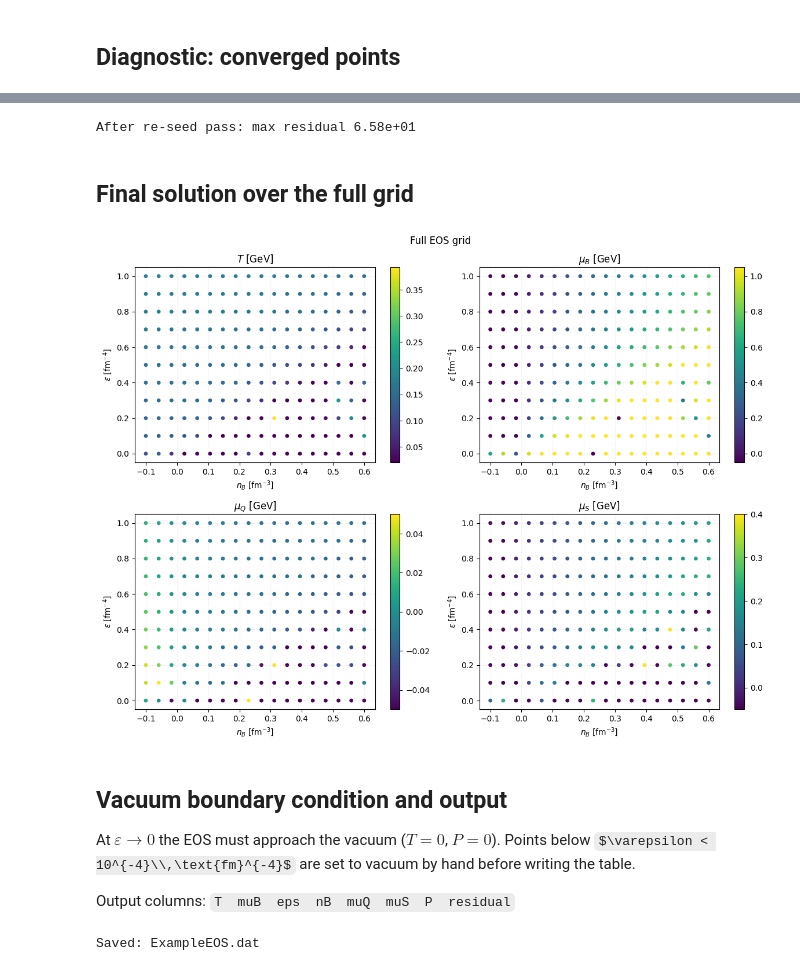
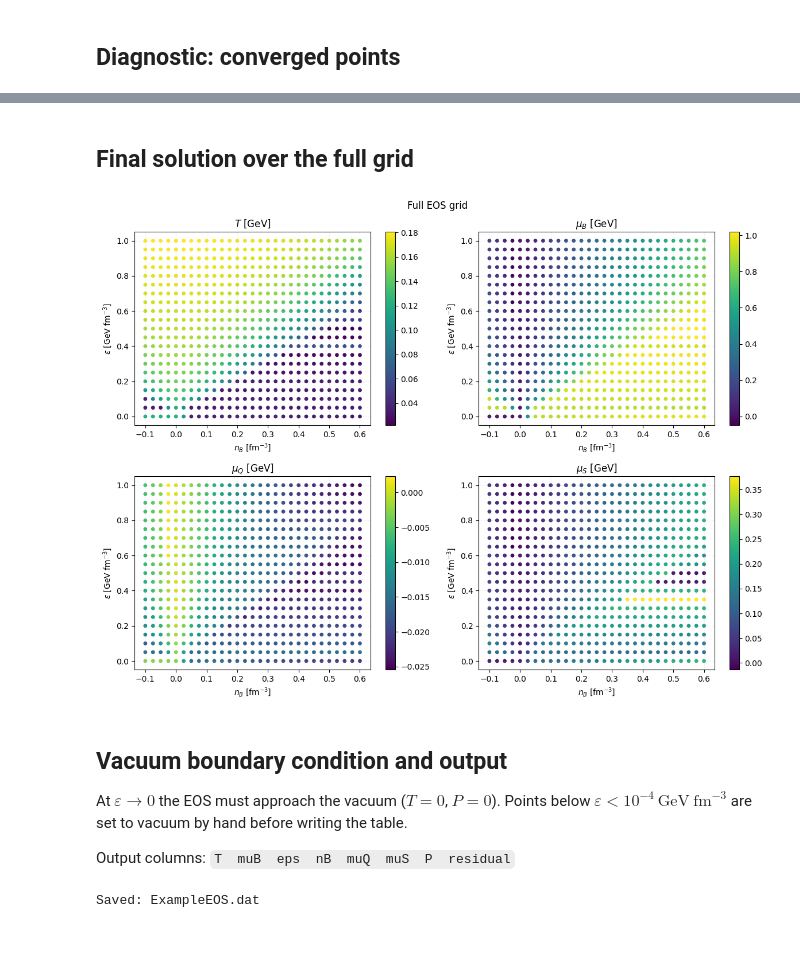
Before and after one commit to Musfer/NNEoS, a Jupyter notebook: generateTable.ipynb, the cells around one changed output, grey strips where cells are left out. Saved outputs shown, nothing was run; the diff lists cells and outputs as text; code cells hidden in the pictures; some formulas as TeX source; blank space fills up the shorter version.

Commit message:
Update EOS table, notebook fallback logic, model weights, add dat files

```diff
--- a/generateTable.ipynb
+++ b/generateTable.ipynb
@@ -26,7 +26,7 @@ The physical pressure is reconstructed as
 $$P = \beta \cdot P_{\theta}(T,\mu_B,\mu_Q,\mu_S)\,\cdot(T+\Delta T)^2 + P_{\rm lQCD}(T),$$
 where $\beta$ and $\Delta T$ are fixed fit parameters.
 # %%
-beta   = 3.8388147316060315
+beta   = 3.845630982896477
 deltaT = 0.05    # in GeV
 # %% [markdown]
 ## Lattice QCD baseline ($\mu_B = 0$)
@@ -115,7 +115,7 @@ def generate_obs(X_tensor):
 
     Returns
     -------
-    (N, 5) tensor  -- eps, nB, nQ, nS  [fm^{-4}], P  [fm^{-4}]
+    (N, 5) tensor  -- eps [GeV fm^{-3}], nB, nQ, nS  [fm^{-3}], P  [Gev fm^{-3}]
     """
     X_tensor = X_tensor.detach().requires_grad_(True)
 
@@ -270,7 +280,7 @@ good = residual_norm < 1e-4   # tighter cut for the plot
 def panel(ax, c, title):
     sc = ax.scatter(nB_sel[good], eps_sel[good], c=c[good], cmap="viridis", s=15)
     plt.colorbar(sc, ax=ax)
-    ax.set(title=title, xlabel=r"$n_B$ [fm$^{-3}$]", ylabel=r"$\varepsilon$ [fm$^{-4}$]")
+    ax.set(title=title, xlabel=r"$n_B$ [fm$^{-3}$]", ylabel=r"$\varepsilon$ [GeV fm$^{-3}$]")
     ax.grid(linestyle=":", alpha=0.3)
 
 panel(axes[0, 0], T_sol,   r"$T$ [GeV]")
@@ -309,51 +319,87 @@ Re-seeded 82 unconverged points.
 # %%
-# optional second pass after re-seeding
-for q in range(MAX_ITER):
-    F  = eval_F(x)
-    J  = jacobian_fd(x)
-    dx = torch.linalg.solve(J, F.unsqueeze(-1)).squeeze(-1)
-    x  = x - DAMPING * dx
-    x[:, 0].clamp_(0.02, 0.60)
-    x[:, 1].clamp_(-0.05, 1.05)
-    x[:, 2].clamp_(-0.05, 0.05)
-    x[:, 3].clamp_(-0.05, 0.40)
-    res_norm  = np.linalg.norm(F.detach().cpu().numpy(), axis=1)
-    if res_norm.max() < 1e-6:
-        break
-print(f"After re-seed pass: max residual {res_norm.max():.2e}")
+# # optional second pass after re-seeding
+# for q in range(10):
+#     print('step:', q)
+#     F  = eval_F(x)
+#     J  = jacobian_fd(x)
+#     dx = torch.linalg.solve(J, F.unsqueeze(-1)).squeeze(-1)
+#     x  = x - DAMPING * dx
+#     x[:, 0].clamp_(0.02, 0.60)
+#     x[:, 1].clamp_(-0.05, 1.05)
+#     x[:, 2].clamp_(-0.05, 0.05)
+#     x[:, 3].clamp_(-0.05, 0.40)
+#     res_norm  = np.linalg.norm(F.detach().cpu().numpy(), axis=1)
+#     if res_norm.max() < 1e-6:
+#         break
+# print(f"After re-seed pass: max residual {res_norm.max():.2e}")
-# %% [output]
-After re-seed pass: max residual 6.58e+01
 # %% [markdown]
 ## Final solution over the full grid
+# %%
+good_mask = res_norm < 1e-3
+bad_mask  = ~good_mask
+
+good_idx = np.where(good_mask)[0]
+
+if len(good_idx) > 0 and bad_mask.any():
+
+    x_np = x.detach().cpu().numpy()
+
+    for i in np.where(bad_mask)[0]:
+
+        # good points with same epsilon
+        same_eps_idx = good_idx[eps_sel[good_idx] == eps_sel[i]]
+
+        # skip if no valid point on this epsilon line
+        if len(same_eps_idx) == 0:
+            continue
+
+        # candidate points with |nB| strictly smaller than the bad point
+        smaller_abs_nB = same_eps_idx[
+            np.abs(nB_sel[same_eps_idx]) < np.abs(nB_sel[i])
+        ]
+
+        if len(smaller_abs_nB) > 0:
+            # among those, pick the one closest in |nB| to the bad point
+            d = (np.abs(nB_sel[smaller_abs_nB]) - np.abs(nB_sel[i])) ** 2
+            nearest = smaller_abs_nB[np.argmin(d)]
+        else:
+            # fallback: nearest converged point on same epsilon line (any nB)
+            d = (nB_sel[same_eps_idx] - nB_sel[i]) ** 2
+            nearest = same_eps_idx[np.argmin(d)]
+
+        # replace bad solution
+        x_np[i] = x_np[nearest]
+
+    x = torch.tensor(x_np, device=device, dtype=torch.float32)
 # %%
 T_sol   = x[:, 0].detach().cpu().numpy()
 muB_sol = x[:, 1].detach().cpu().numpy()
 muQ_sol = x[:, 2].detach().cpu().numpy()
 muS_sol = x[:, 3].detach().cpu().numpy()
 
 fig, axes = plt.subplots(2, 2, figsize=(12, 9))
 
 def panel(ax, c, title):
     sc = ax.scatter(nB_sel, eps_sel, c=c, cmap="viridis", s=15)
     plt.colorbar(sc, ax=ax)
-    ax.set(title=title, xlabel=r"$n_B$ [fm$^{-3}$]", ylabel=r"$\varepsilon$ [fm$^{-4}$]")
+    ax.set(title=title, xlabel=r"$n_B$ [fm$^{-3}$]", ylabel=r"$\varepsilon$ [GeV fm$^{-3}$]")
     ax.grid(linestyle=":", alpha=0.3)
 
 panel(axes[0, 0], T_sol,   r"$T$ [GeV]")
 panel(axes[0, 1], muB_sol, r"$\mu_B$ [GeV]")
 panel(axes[1, 0], muQ_sol, r"$\mu_Q$ [GeV]")
 panel(axes[1, 1], muS_sol, r"$\mu_S$ [GeV]")
 
 plt.suptitle("Full EOS grid")
 plt.tight_layout()
 plt.show()
 # %% [output]
-[figure, old version]
+[figure, new version]
 # %% [markdown]
 ## Vacuum boundary condition and output
 
 At $\varepsilon \to 0$ the EOS must approach the vacuum ($T=0$, $P=0$).
-Points below $\varepsilon < 10^{-4}\\,\text{fm}^{-4}$ are set to vacuum by hand
+Points below $\varepsilon < 10^{-4}\, \text{GeV}\ \text{fm}^{-3}$ are set to vacuum by hand
 before writing the table.
 
 Output columns: `T  muB  eps  nB  muQ  muS  P  residual`
```
Also changed, not shown: parts of 7 cells of this notebook, 5 other files.
